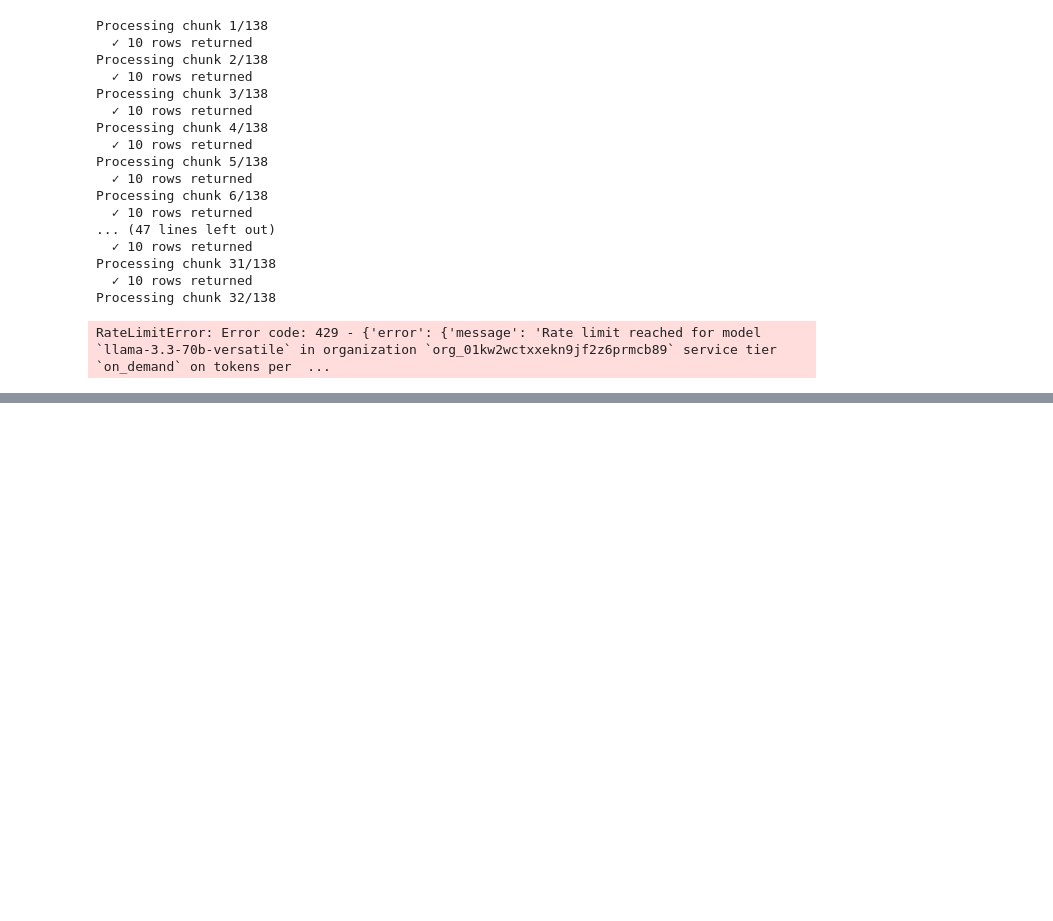
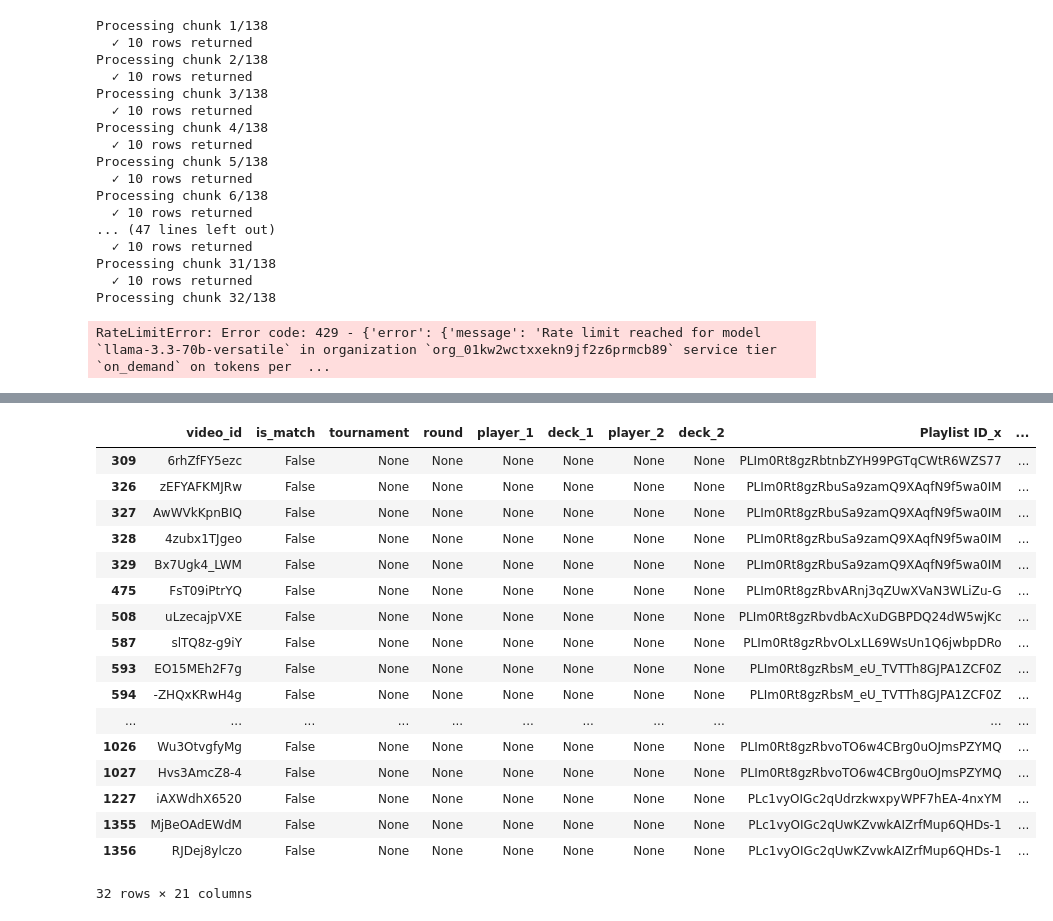
Before and after one commit to JackLikesHotpot/ygo-replay-archive, a Jupyter notebook: parquet_load.ipynb, the cells around one changed output, grey strips where cells are left out. Saved outputs shown, nothing was run; the diff lists cells and outputs as text; code cells hidden in the pictures; blank space fills up the shorter version.

```diff
--- a/parquet_load.ipynb
+++ b/parquet_load.ipynb
@@ -397,0 +583,70 @@ results_df
+# %%
+stage6 = pd.read_parquet("pipeline/checkpoints/stage6_matches.parquet")
+stage5 = pd.read_parquet("pipeline/checkpoints/stage5_matches.parquet")
+
+stage5_clean = stage5.drop_duplicates(subset=["Video ID"])
+stage6_clean = stage6.drop_duplicates(subset=["video_id"])
+df = stage6_clean.merge(
+    stage5_clean,
+    left_on="video_id",
+    right_on="Video ID",
+    how="left")
+
+candidates = df[df["is_match"] == False].copy()
+# suspects = candidates[
+#     candidates["Title"].str.contains(
+#         r"Round|vs|Feature Match|Final",
+#         case=False,
+#         na=False
+#     )
+# ]
+
+to_drop = []
+fine = []
+
+for i, row in suspects.iterrows():
+    # print("\n--------------------")
+    # print(row["video_id"])
+    # print(row["Title"])
+    title = row["Title"].lower()
+
+    if ("memories" in title
+          or "caster vs" in title
+          or "chronicles" in title
+          or "duel links" in title):
+        to_drop.append(i)
+
+    elif ("round" in title
+           or "top" in title
+           or "3rd" in title):
+        if ("hot takes" in title
+            or "highlights" in title
+            or "yu-gi-oh! games" in title):
+            to_drop.append(i)
+        else:
+            fine.append(i)
+
+df = df.drop(index=to_drop)
+# dropped 35 non related videos
+
+# keep_candidates = candidates.loc[fine]
+keep_candidates
+# %% [output]
+|  | video_id | is_match | tournament | round | player_1 | deck_1 | player_2 | deck_2 | Playlist ID_x | ... |
+| 309 | 6rhZfFY5ezc | False | None | None | None | None | None | None | PLIm0Rt8gzRbtnbZYH99PGTqCWtR6WZS77 | ... |
+| 326 | zEFYAFKMJRw | False | None | None | None | None | None | None | PLIm0Rt8gzRbuSa9zamQ9XAqfN9f5wa0IM | ... |
+| 327 | AwWVkKpnBIQ | False | None | None | None | None | None | None | PLIm0Rt8gzRbuSa9zamQ9XAqfN9f5wa0IM | ... |
+| 328 | 4zubx1TJgeo | False | None | None | None | None | None | None | PLIm0Rt8gzRbuSa9zamQ9XAqfN9f5wa0IM | ... |
+| 329 | Bx7Ugk4_LWM | False | None | None | None | None | None | None | PLIm0Rt8gzRbuSa9zamQ9XAqfN9f5wa0IM | ... |
+| 475 | FsT09iPtrYQ | False | None | None | None | None | None | None | PLIm0Rt8gzRbvARnj3qZUwXVaN3WLiZu-G | ... |
+| 508 | uLzecajpVXE | False | None | None | None | None | None | None | PLIm0Rt8gzRbvdbAcXuDGBPDQ24dW5wjKc | ... |
+| 587 | slTQ8z-g9iY | False | None | None | None | None | None | None | PLIm0Rt8gzRbvOLxLL69WsUn1Q6jwbpDRo | ... |
+| 593 | EO15MEh2F7g | False | None | None | None | None | None | None | PLIm0Rt8gzRbsM_eU_TVTTh8GJPA1ZCF0Z | ... |
+| 594 | -ZHQxKRwH4g | False | None | None | None | None | None | None | PLIm0Rt8gzRbsM_eU_TVTTh8GJPA1ZCF0Z | ... |
+| ... | ... | ... | ... | ... | ... | ... | ... | ... | ... | ... |
+| 1026 | Wu3OtvgfyMg | False | None | None | None | None | None | None | PLIm0Rt8gzRbvoTO6w4CBrg0uOJmsPZYMQ | ... |
+| 1027 | Hvs3AmcZ8-4 | False | None | None | None | None | None | None | PLIm0Rt8gzRbvoTO6w4CBrg0uOJmsPZYMQ | ... |
+| 1227 | iAXWdhX6520 | False | None | None | None | None | None | None | PLc1vyOIGc2qUdrzkwxpyWPF7hEA-4nxYM | ... |
+| 1355 | MjBeOAdEWdM | False | None | None | None | None | None | None | PLc1vyOIGc2qUwKZvwkAIZrfMup6QHDs-1 | ... |
+| 1356 | RJDej8ylczo | False | None | None | None | None | None | None | PLc1vyOIGc2qUwKZvwkAIZrfMup6QHDs-1 | ... |
+32 rows × 21 columns
```
Also changed, not shown: parts of 13 cells of this notebook.
